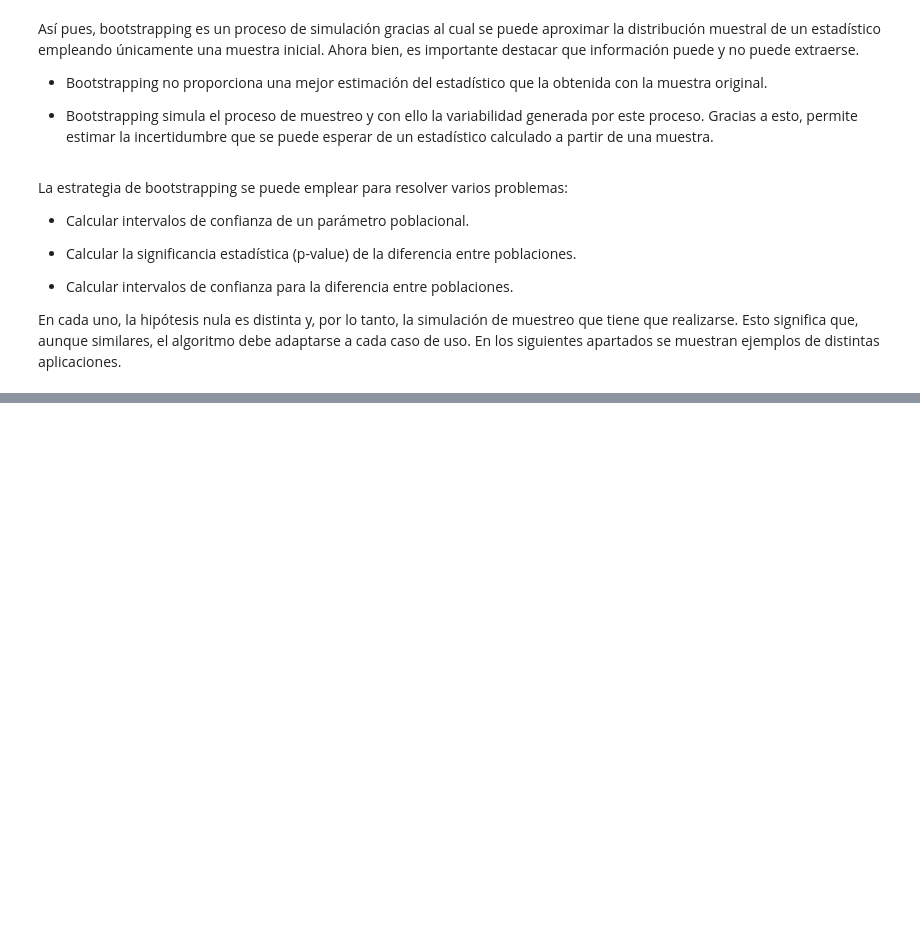
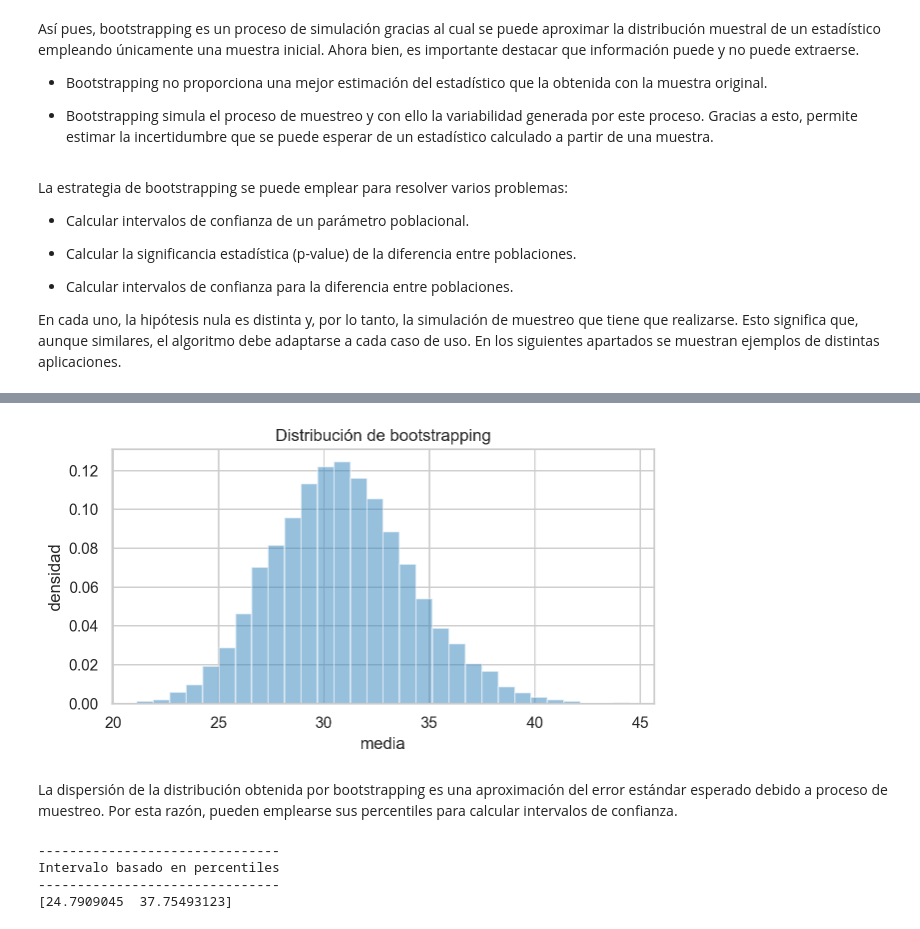
Before and after one commit to M1K3DEV23/Estadistica-python, a Jupyter notebook: notebooks/7.0-M1K3DEV23-Boostrapping.ipynb, the cells around one changed output, grey strips where cells are left out. Drawn from its saved outputs; the diff is of its cells as text; code cells hidden in the pictures; blank space fills up the shorter version.

```diff
--- a/notebooks/7.0-M1K3DEV23-Boostrapping.ipynb
+++ b/notebooks/7.0-M1K3DEV23-Boostrapping.ipynb
@@ -44,0 +197,63 @@ En cada uno, la hipótesis nula es distinta y, por lo tanto, la simulación de m
+# %%
+def bootstraping(x, fun_estadistico, n_iteraciones=9999):
+    """
+    Función para calcular el valor del estadístico en múltiples muestras generadas
+    mediante muestreo repetido con reposición (bootstrapping).
+
+    Parameters
+    ----------
+    x : numpy array
+         valores de la muestra.
+
+    fun_estadistico : function
+        función que recibe como argumento una muestra y devuelve el valor
+        del estadístico.
+
+    n_iteraciones : int
+        número iteraciones (default `9999`).
+
+    Returns
+    -------
+    distribuciones: numpy array
+        valor del estadístico en cada muestra de bootstrapping.
+    """
+
+    n = len(x)
+    dist_boot = np.full(shape=n_iteraciones, fill_value=np.nan)
+
+    for i in tqdm(range(n_iteraciones)):
+        resample = np.random.choice(x, size=n, replace=True)
+        dist_boot[i] = fun_estadistico(resample)
+
+    return dist_boot
+# %%
+dist_boot = bootstraping(
+    x=datos, fun_estadistico=calcular_estadistico, n_iteraciones=9999
+)
+# %%
+# Distribución de bootstrapping
+# ==============================================================================
+fig, ax = plt.subplots(ncols=1, nrows=1, figsize=(7, 3.3))
+ax.hist(dist_boot, bins=30, density=True, color="#3182bd", alpha=0.5)
+ax.set_title("Distribución de bootstrapping")
+ax.set_xlabel("media")
+ax.set_ylabel("densidad")
+plt.show()
+# %% [output]
+[figure, added]
+# %% [markdown]
+La dispersión de la distribución obtenida por bootstrapping es una aproximación del error estándar esperado debido a proceso de muestreo. Por esta razón, pueden emplearse sus percentiles para calcular intervalos de confianza.
+# %%
+# Intervalo IC basado en percentiles de la distribución bootstrapping
+# ==============================================================================
+# Un IC del 95% debe abarcar desde el cuantil 0.025 al 0.975
+cuantiles = np.quantile(a=dist_boot, q=[0.025, 0.975])
+print("-------------------------------")
+print("Intervalo basado en percentiles")
+print("-------------------------------")
+print(cuantiles)
+# %% [output]
+-------------------------------
+Intervalo basado en percentiles
+-------------------------------
+[24.7909045  37.75493123]
```
Also changed, not shown: parts of 15 cells of this notebook.
